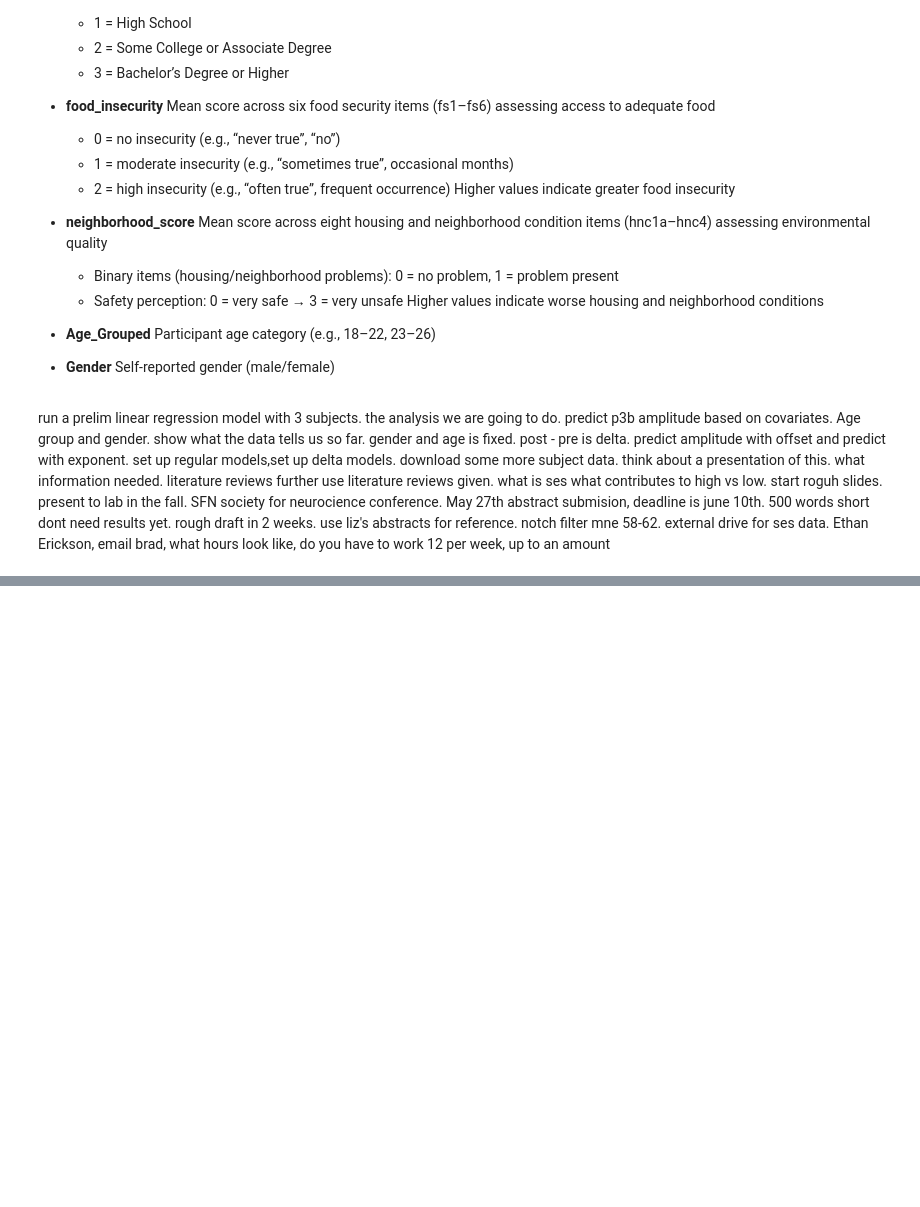
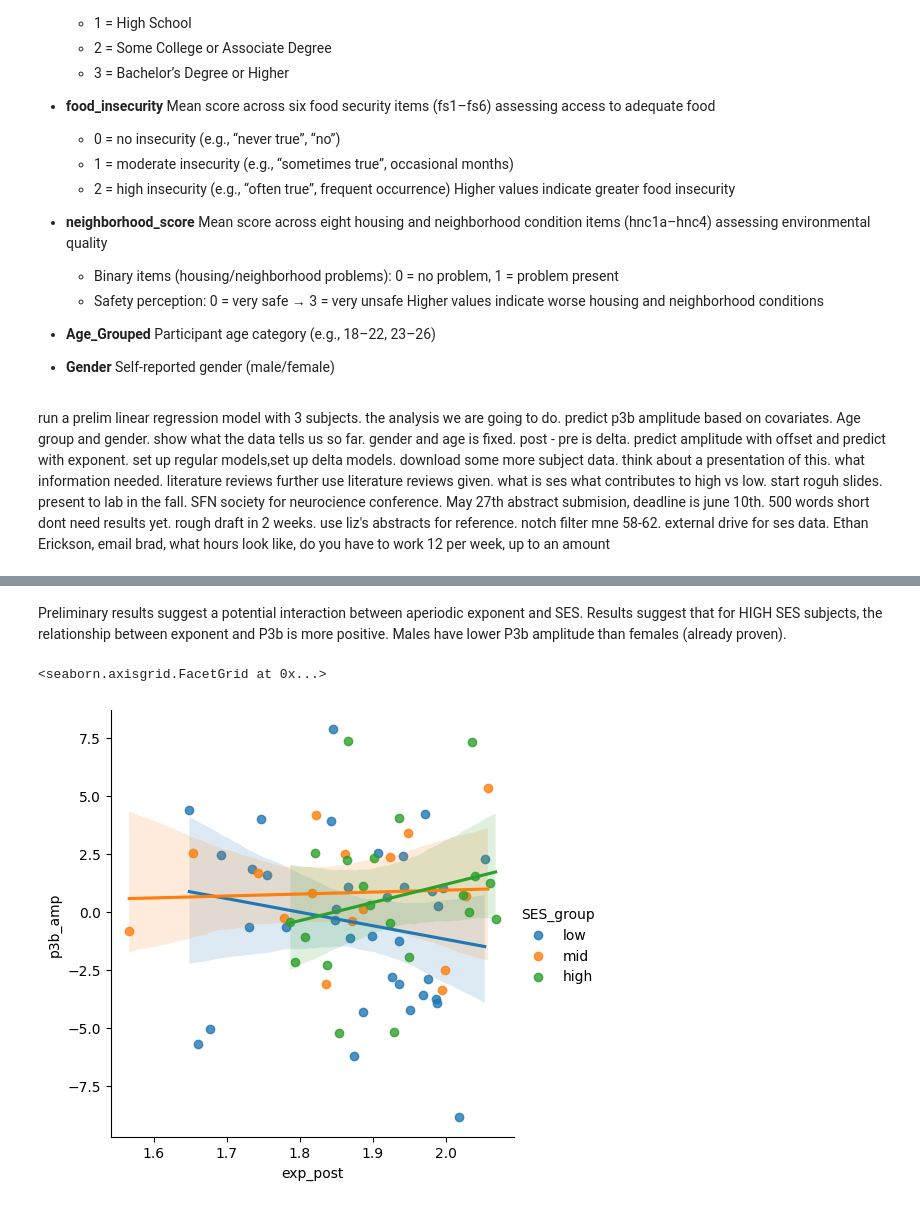
Before and after one commit to KeanuVentura/sesaperiodic, a Jupyter notebook: pipelinedraft.ipynb, the cells around one changed output, grey strips where cells are left out. Cells and saved outputs as stored; diff of their text form; code cells hidden in the pictures; blank space fills up the shorter version.

Commit message:
ran a shit ton of prelim models

```diff
--- a/pipelinedraft.ipynb
+++ b/pipelinedraft.ipynb
@@ -413,0 +395,8 @@ Name: p3b_amp, dtype: float64
+# %%
+df_final['SES_group'] = pd.cut(
+    df_final['parent_edu'],
+    bins=[-1, 1, 2, 3],
+    labels=['low', 'mid', 'high']
+)
+
+df_final['SES_group'].value_counts()
@@ -413,0 +411,13 @@ Name: p3b_amp, dtype: float64
+# %%
+df_model = df_final.copy()
+
+df_model['SES_group'] = df_model['SES_group'].astype('category')
+df_model['Age_Grouped'] = df_model['Age_Grouped'].astype('category')
+df_model['Gender'] = df_model['Gender'].astype('category')
+
+model_exp = smf.ols(
+    'p3b_amp ~ exp_post * SES_group + Age_Grouped + Gender',
+    data=df_model
+).fit()
+
+print(model_exp.summary())
@@ -413,0 +442,14 @@ Name: p3b_amp, dtype: float64
+# %% [markdown]
+Preliminary results suggest a potential interaction between aperiodic exponent and SES. Results suggest that for HIGH SES subjects, the relationship between exponent and P3b is more positive. Males have lower P3b amplitude than females (already proven).
+# %%
+import seaborn as sns
+
+sns.lmplot(
+    x='exp_post',
+    y='p3b_amp',
+    hue='SES_group',
+    data=df_model
+)
+# %% [output]
+<seaborn.axisgrid.FacetGrid at 0x...>
+[figure, added]
```
Also changed, not shown: parts of 23 cells of this notebook.
